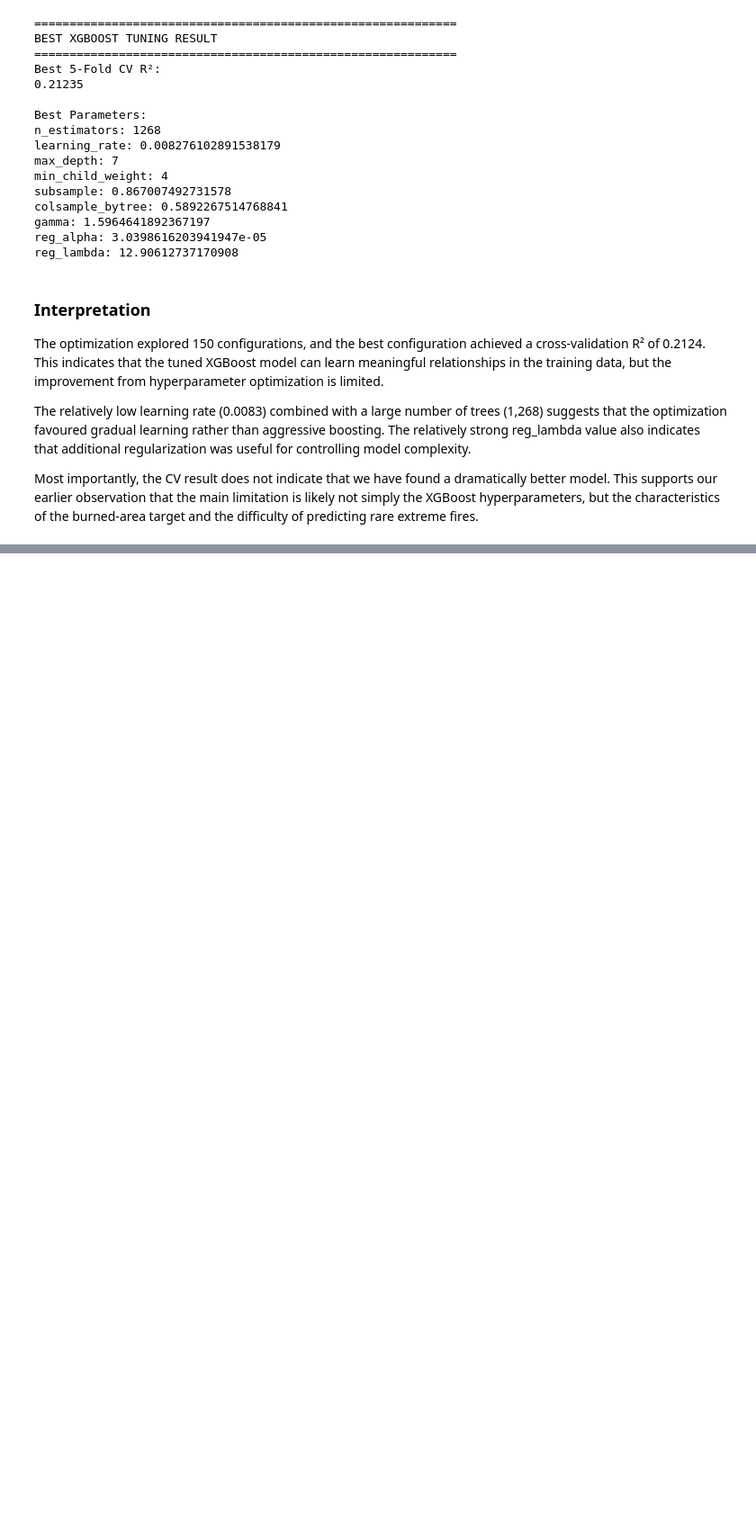
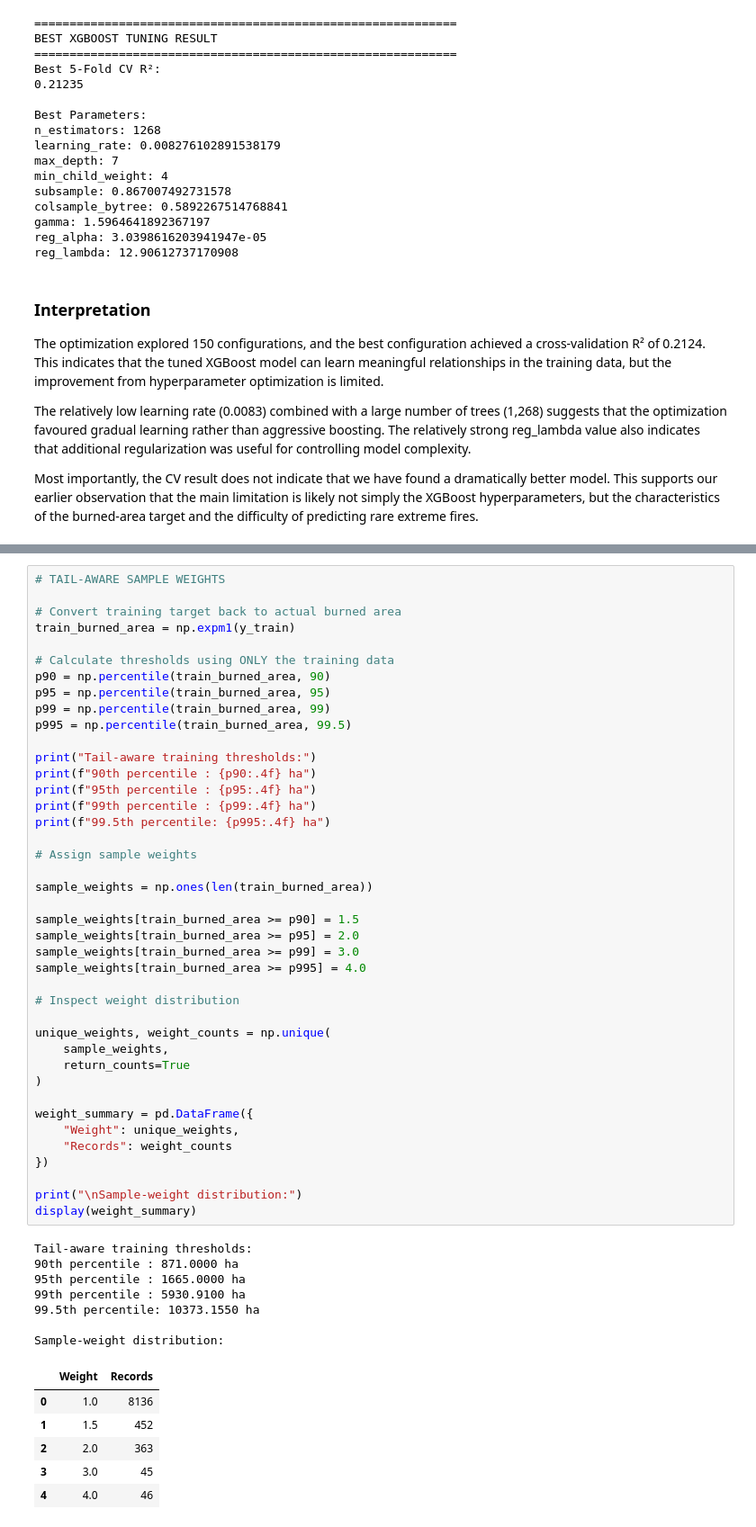
Before and after one commit to mraznyrazeek/ML-Based-Forest-Fire-Prediction-Project, a Jupyter notebook: backend/notebooks/05_final_model_improvement.ipynb, the cells around one changed output, grey strips where cells are left out. Shown at 90% size. Saved outputs shown, nothing was run; the diff lists cells and outputs as text; blank space fills up the shorter version.

```diff
--- a/backend/notebooks/05_final_model_improvement.ipynb
+++ b/backend/notebooks/05_final_model_improvement.ipynb
@@ -485,0 +767,55 @@ Most importantly, the CV result does not indicate that we have found a dramatica
+# %%
+# TAIL-AWARE SAMPLE WEIGHTS
+
+# Convert training target back to actual burned area
+train_burned_area = np.expm1(y_train)
+
+# Calculate thresholds using ONLY the training data
+p90 = np.percentile(train_burned_area, 90)
+p95 = np.percentile(train_burned_area, 95)
+p99 = np.percentile(train_burned_area, 99)
+p995 = np.percentile(train_burned_area, 99.5)
+
+print("Tail-aware training thresholds:")
+print(f"90th percentile : {p90:.4f} ha")
+print(f"95th percentile : {p95:.4f} ha")
+print(f"99th percentile : {p99:.4f} ha")
+print(f"99.5th percentile: {p995:.4f} ha")
+
+# Assign sample weights
+
+sample_weights = np.ones(len(train_burned_area))
+
+sample_weights[train_burned_area >= p90] = 1.5
+sample_weights[train_burned_area >= p95] = 2.0
+sample_weights[train_burned_area >= p99] = 3.0
+sample_weights[train_burned_area >= p995] = 4.0
+
+# Inspect weight distribution
+
+unique_weights, weight_counts = np.unique(
+    sample_weights,
+    return_counts=True
+)
+
+weight_summary = pd.DataFrame({
+    "Weight": unique_weights,
+    "Records": weight_counts
+})
+
+print("\nSample-weight distribution:")
+display(weight_summary)
+# %% [output]
+Tail-aware training thresholds:
+90th percentile : 871.0000 ha
+95th percentile : 1665.0000 ha
+99th percentile : 5930.9100 ha
+99.5th percentile: 10373.1550 ha
+
+Sample-weight distribution:
+|  | Weight | Records |
+| 0 | 1.0 | 8136 |
+| 1 | 1.5 | 452 |
+| 2 | 2.0 | 363 |
+| 3 | 3.0 | 45 |
+| 4 | 4.0 | 46 |
```
Also changed, not shown: parts of 16 cells of this notebook.
